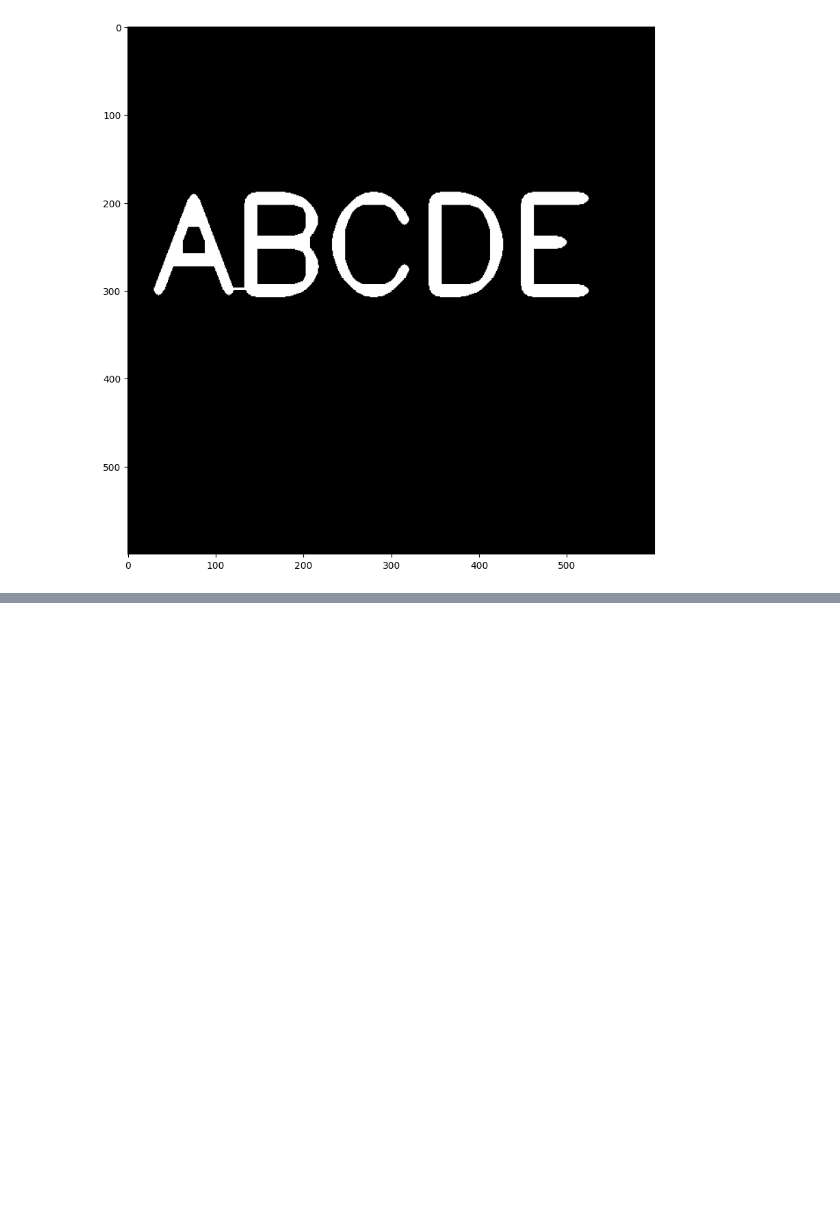
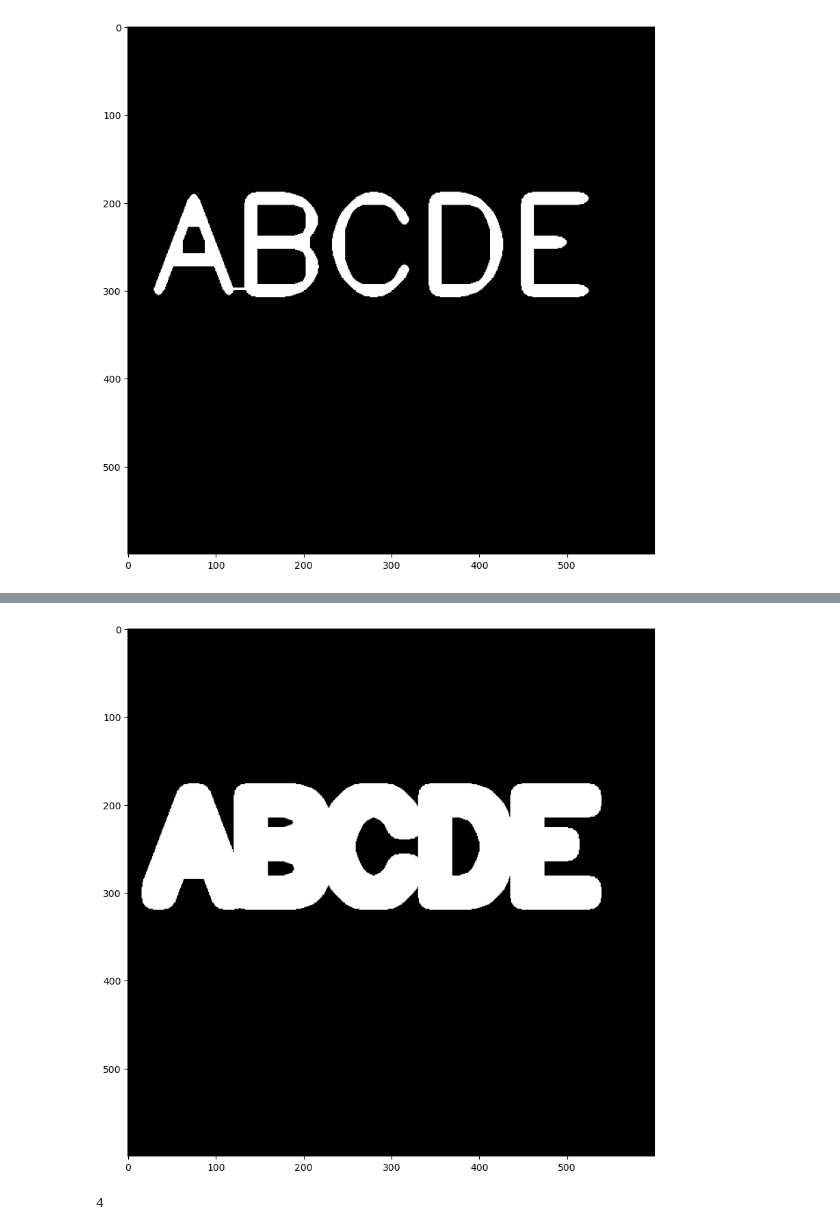
Before and after one commit to aakashapjGM/MyProgrammingSpace, a Jupyter notebook: ComputerVisionWithPython/000-MyPractice/03_MorphologicalOperator.ipynb, the cells around one changed output, grey strips where cells are left out. Drawn from its saved outputs; the diff is of its cells as text; code cells hidden in the pictures; blank space fills up the shorter version.

```diff
--- a/ComputerVisionWithPython/000-MyPractice/03_MorphologicalOperator.ipynb
+++ b/ComputerVisionWithPython/000-MyPractice/03_MorphologicalOperator.ipynb
@@ -26,0 +48,10 @@ showImg(eroImg)
+# %%
+showImg(cv2.dilate(img, kernel=kernel, iterations=3))
+# %% [output]
+[figure, added]
+# %%
+x = 1
+x += 3
+x
+# %% [output]
+4
```
Also changed, not shown: parts of 11 cells of this notebook, 2 other files.
